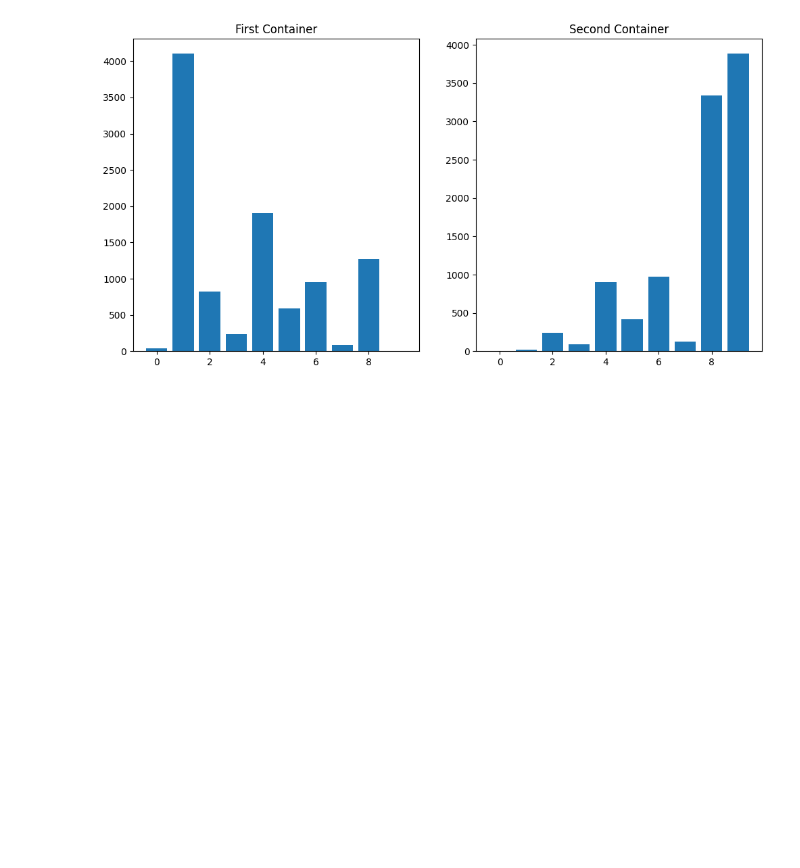
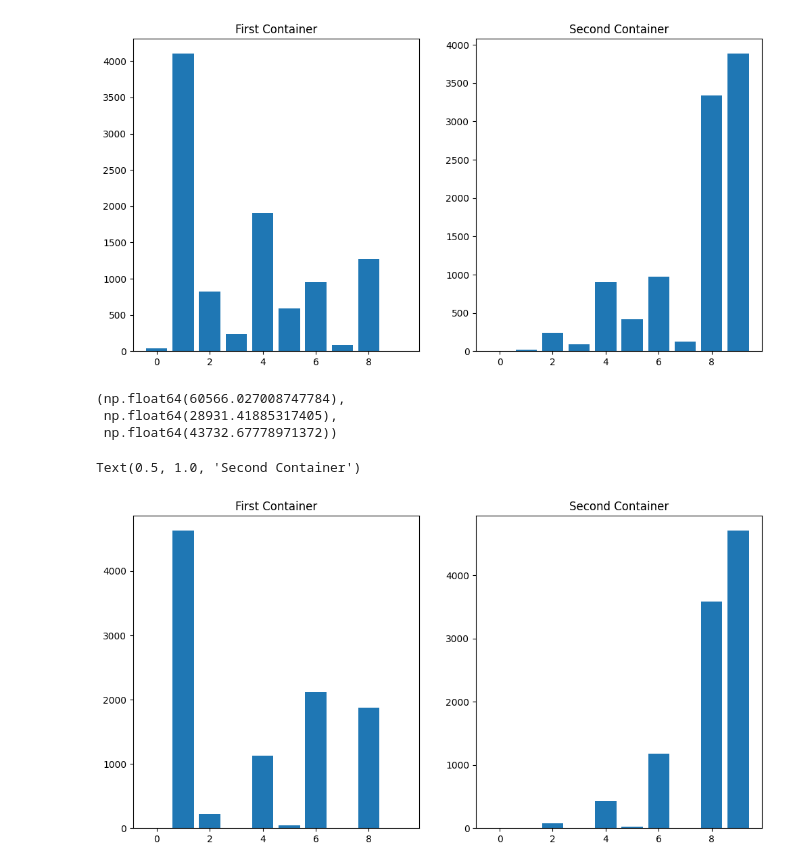
Before and after one commit to ShauryaJ1/imc-prosperity-borgus, a Jupyter notebook: round_2/manual.ipynb, the cells around one changed output. Drawn from its saved outputs; the diff is of its cells as text; code cells hidden in the pictures; blank space fills up the shorter version.

Commit message:
tried biased distribution

```diff
--- a/round_2/manual.ipynb
+++ b/round_2/manual.ipynb
@@ -452,3 +452,48 @@ plt.title("Second Container")
 # %% [output]
 Text(0.5, 1.0, 'Second Container')
 [figure]
+# %%
+def generate_biased_distribution(delta_range=0.03):
+    base = np.full(10, 0.5 / 6)  # Start with base value for non-biased containers
+    bias_indices = [1, 4, 8, 9]
+
+    for i in bias_indices:
+        base[i] = 0.125
+
+    # Apply random delta in ±delta_range
+    deltas = np.random.uniform(-delta_range, delta_range, size=10)
+    perturbed = base + deltas
+
+    # Prevent negative values
+    perturbed = np.clip(perturbed, 0, None)
+
+    # Normalize to make the total sum to 1
+    normalized = perturbed / perturbed.sum()
+
+    return normalized
+# %%
+first_buckets = {i:0 for i in range(10)}
+second_buckets = {i:0 for i in range(10)}
+n_distributions = 10000
+distributions = [generate_biased_distribution() for _ in range(n_distributions)]
+bests = []
+for distribution in tqdm(distributions,"Progress"):
+    best = max([(evaluate_combo(containers,combo,distribution),combo) for combo in indexed_combos],key = lambda x: x[0])
+    bests.append((best[0],container_dict[best[1][0]],container_dict[best[1][1]],best[1]))
+    first_buckets[best[-1][0]] += 1
+    second_buckets[best[-1][1]] += 1
+# %%
+max([best[0] for best in bests]), min([best[0] for best in bests]), sum(best[0] for best in bests)/len(bests)
+# %% [output]
+(np.float64(60566.027008747784),
+ np.float64(28931.41885317405),
+ np.float64(43732.67778971372))
+# %%
+plt.figure(figsize=(12, 6))
+plt.subplot(121).bar(first_buckets.keys(), first_buckets.values())
+plt.title("First Container")
+plt.subplot(122).bar(second_buckets.keys(), second_buckets.values())
+plt.title("Second Container")
+# %% [output]
+Text(0.5, 1.0, 'Second Container')
+[figure, added]
```
